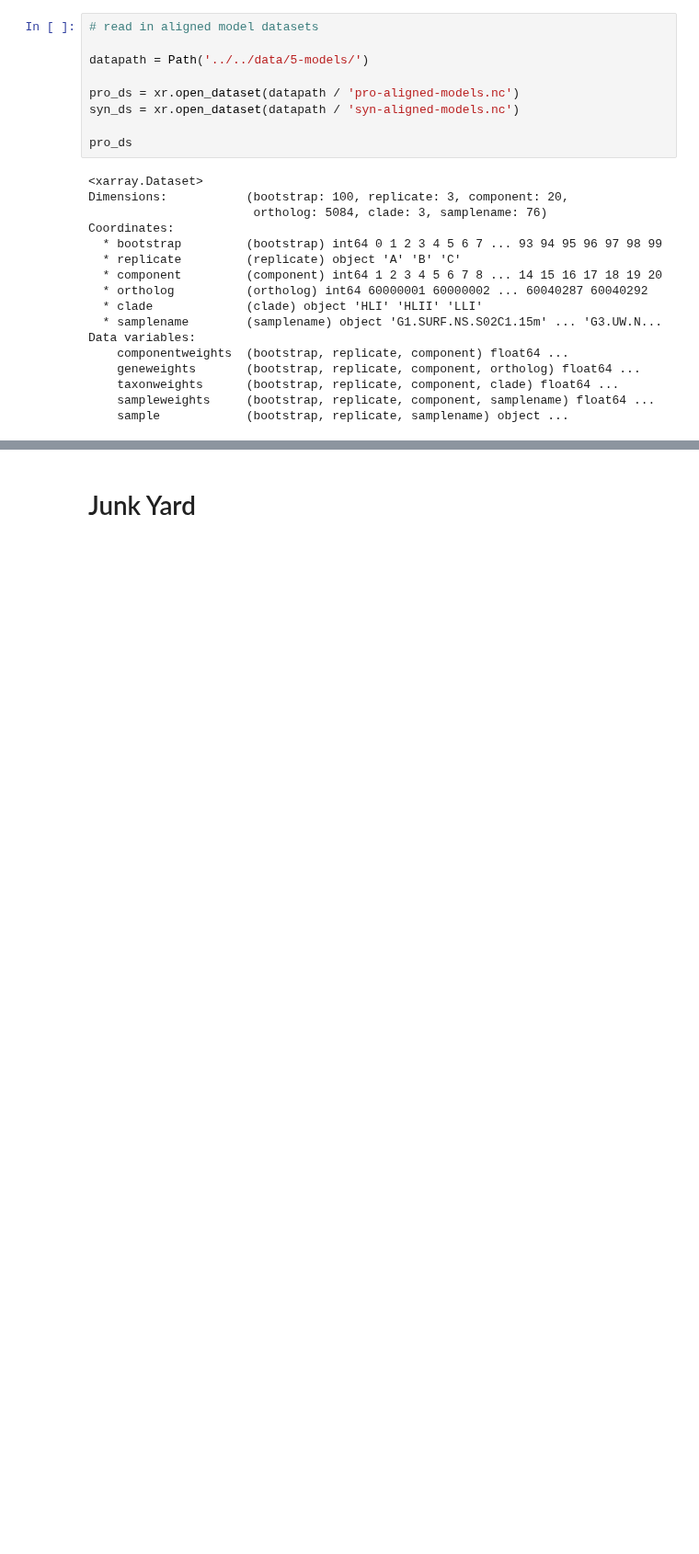
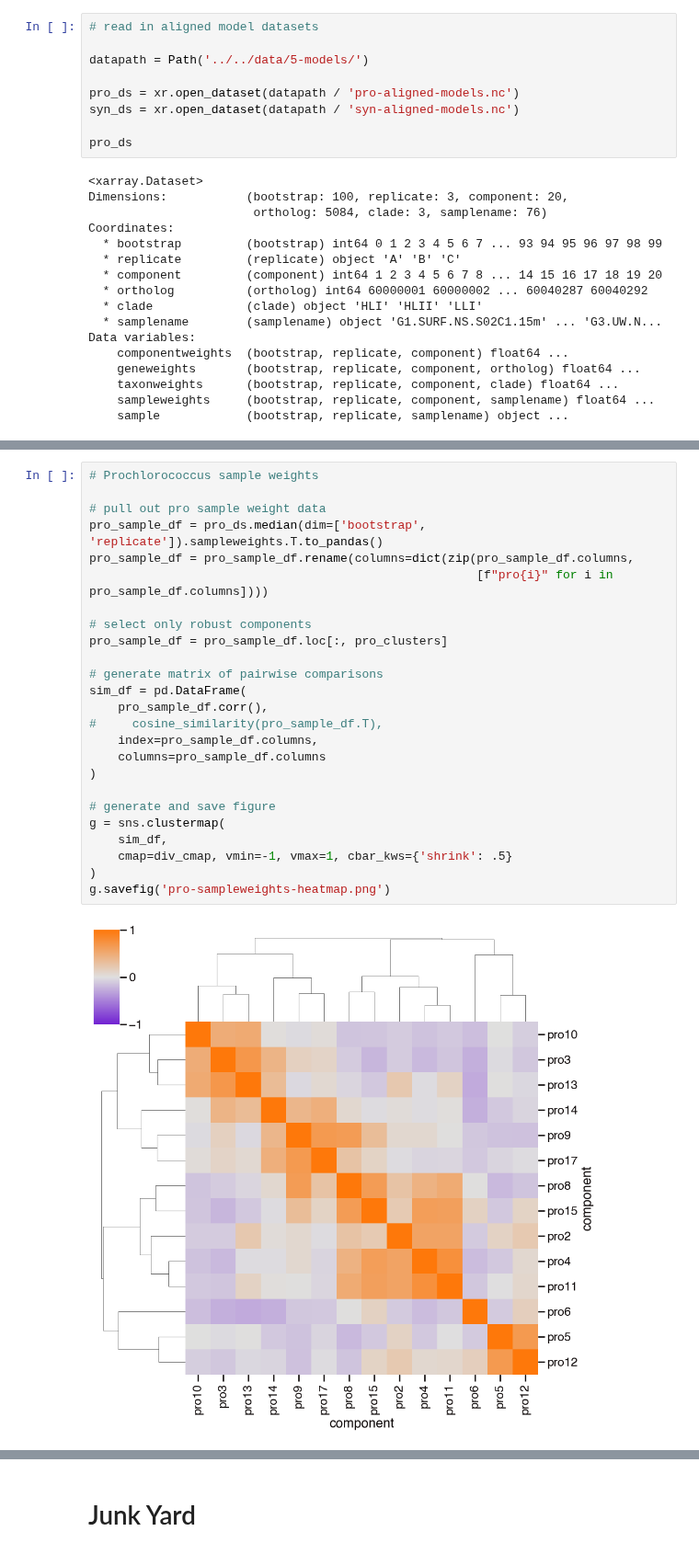
Before and after one commit to blasks/barnacle-manuscript, a Jupyter notebook: figures/6-clusters/cluster-correlation.ipynb, the cells around one changed output, grey strips where cells are left out. Shown at 92% size. Saved outputs shown, nothing was run; the diff lists cells and outputs as text; blank space fills up the shorter version.

```diff
--- a/figures/6-clusters/cluster-correlation.ipynb
+++ b/figures/6-clusters/cluster-correlation.ipynb
@@ -385,0 +172,27 @@ array([14,  8, 11,  9,  7, 10,  4, 13, 12,  3,  5,  6,  2,  1,  0])
+# %%
+# Prochlorococcus sample weights
+
+# pull out pro sample weight data
+pro_sample_df = pro_ds.median(dim=['bootstrap', 'replicate']).sampleweights.T.to_pandas()
+pro_sample_df = pro_sample_df.rename(columns=dict(zip(pro_sample_df.columns,
+                                                      [f"pro{i}" for i in pro_sample_df.columns])))
+
+# select only robust components
+pro_sample_df = pro_sample_df.loc[:, pro_clusters]
+
+# generate matrix of pairwise comparisons
+sim_df = pd.DataFrame(
+    pro_sample_df.corr(),
+#     cosine_similarity(pro_sample_df.T),
+    index=pro_sample_df.columns,
+    columns=pro_sample_df.columns
+)
+
+# generate and save figure
+g = sns.clustermap(
+    sim_df,
+    cmap=div_cmap, vmin=-1, vmax=1, cbar_kws={'shrink': .5}
+)
+g.savefig('pro-sampleweights-heatmap.png')
+# %% [output]
+[figure, added]
```
Also changed, not shown: parts of 36 cells of this notebook.
